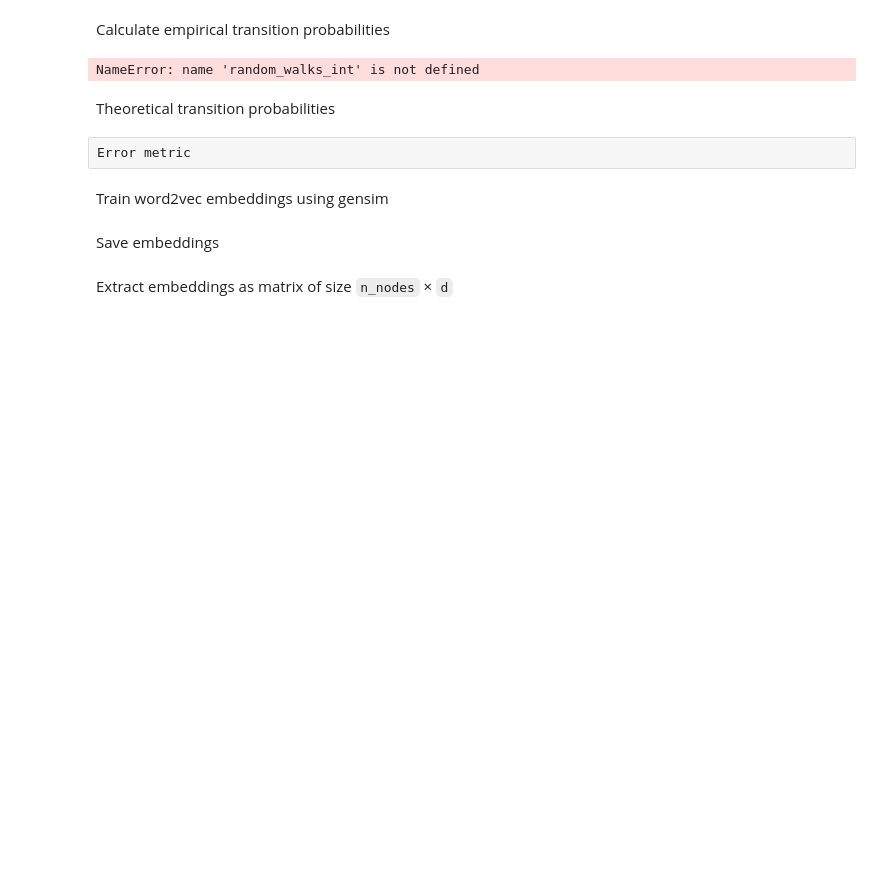
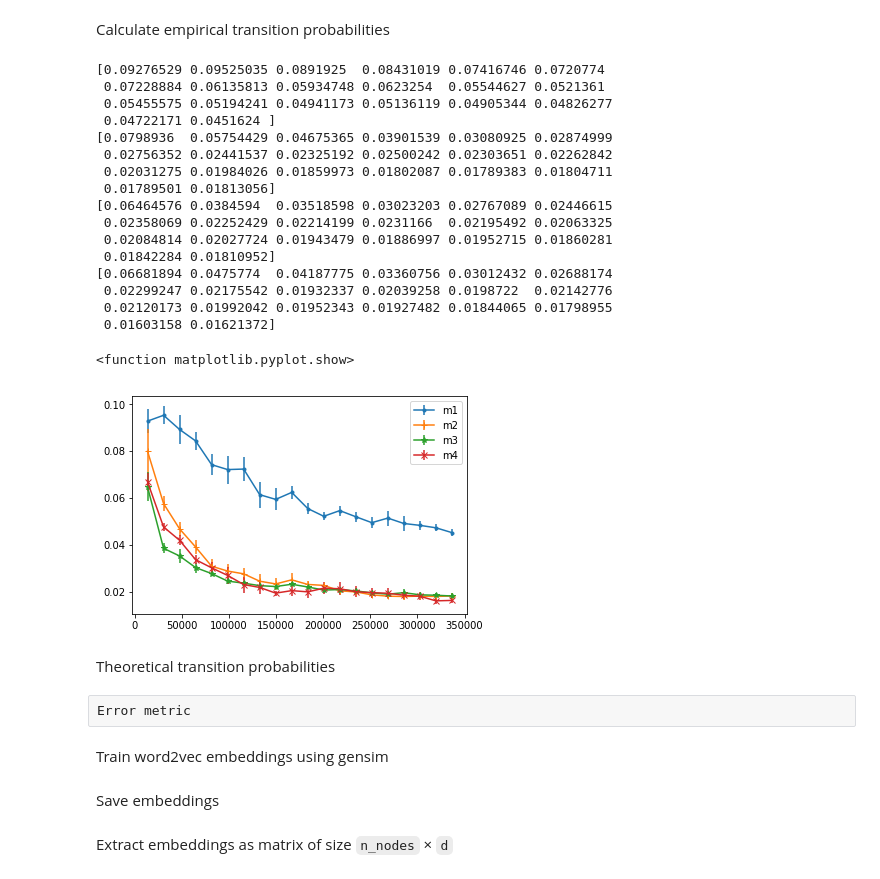
Before and after one commit to shps/incremental-representation-learning, a Jupyter notebook: materials/node_classification_from_random_walk.ipynb, the cells around one changed output. Cells and saved outputs as stored; diff of their text form; code cells hidden in the pictures; blank space fills up the shorter version.

```diff
--- a/materials/node_classification_from_random_walk.ipynb
+++ b/materials/node_classification_from_random_walk.ipynb
@@ -29,17 +32,9 @@ v = vertices[0]
 # %%
 # G = nx.karate_club_graph()
 G = nx.read_edgelist("/Users/Ganymedian/Desktop/Projects/stellar-random-walk-research/randomwalk/src/test/resources/karate.txt", nodetype=int)
-# G = G.to_directed()
-# for line in nx.generate_edgelist(G, data=False):
-#     print(line)
-# print(nx.adjacency_matrix(G))
-# d1 = G.degree(G.nodes())
-# d2 = G2.degree(sorted(G2.nodes()))
-# print(d1)
-# print(d2)
-# print([x[1] for x in d1])
-# print([x[1] for x in d2])
 n_nodes = G.number_of_nodes()
 A = nx.adjacency_matrix(G,nodelist=sorted(G.nodes())).toarray()
-d_w = A.sum(axis=0)
+d_w = A.sum(axis=1)
 M_theory = A.T / d_w
+# print(M_theory)
+# print(M_theory.T)
@@ -57,5 +74,5 @@ NameError: name 'M_empirical' is not defined
 # %%
-random_walks_int = []
+# random_walks_int = []
 
 for m in methods:
     fname = m
@@ -64,7 +81,7 @@ for m in methods:
     print(fname)
     rws = np.concatenate([
         np.loadtxt(f.open(), delimiter='\t', dtype=int)
-        for f in rw_location.glob(fname+"-*/part-*")
+        for f in rw_location.glob(fname+"-*/part-00000")
         if f.stat().st_size > 0
     ])
     print(rws.shape)
@@ -238,25 +105,52 @@ random_walks_int[random_walks_int[:, 0] == 1]
 # %%
-errors = []
-x_axis = []
-walk_length = random_walks_int.shape[1]
-for ii in range(20):
-    walk_length = 5*(ii + 1)
-    walk_lengths.append(walk_length)
+formats=['.-', '+-', '*-','x-']
+for mm in range(nmethods):
+    all_errors = []
+    for rr in range(num_runs):
+        errors = []
+        x_axis = []
+        for ii in range(20):
+            walk_length = 5*(ii + 1)
 
-    M_empirical = np.zeros((n_nodes, n_nodes))
-    for walk in random_walks_int:
-        for kk in range(walk_length - 1):
-            M_empirical[walk[kk] - 1, walk[kk + 1] - 1] += 1
+            M_empirical = np.zeros((n_nodes, n_nodes))
+            for walk in all_runs[mm][rr]:
+                for kk in range(walk_length - 1):
+                    M_empirical[walk[kk] - 1, walk[kk + 1] - 1] += 1
 
-    n_samples = M_empirical.sum()
-    M_empirical = M_empirical.T / np.maximum(M_empirical.sum(axis=1), 1)
+            n_samples = M_empirical.sum()
+            M_empirical = M_empirical.T / np.maximum(M_empirical.sum(axis=1), 1)
 
-    errors.append(np.abs(M_theory - M_empirical).max())
-    x_axis.append(n_samples)
-
-plt.plot(x_axis, errors, '.-')
+            errors.append(np.abs(M_theory - M_empirical).max())
+            x_axis.append(n_samples)
+        all_errors.append(errors)
+    n = len(all_errors)
+    means = np.mean(all_errors,axis=0)
+    print(means)
+    stdv = np.std(all_errors, axis=0)
+    stderr = stdv/np.sqrt(n)
+    plt.errorbar(x_axis, means, yerr=stderr, fmt=formats[mm], label=methods[mm])
+    plt.legend()
+plt.show
+# plt.plot(x_axis, all_errors, '.-')
 # %% [output]
-NameError: name 'random_walks_int' is not defined
+[0.09276529 0.09525035 0.0891925  0.08431019 0.07416746 0.0720774
+ 0.07228884 0.06135813 0.05934748 0.0623254  0.05544627 0.0521361
+ 0.05455575 0.05194241 0.04941173 0.05136119 0.04905344 0.04826277
+ 0.04722171 0.0451624 ]
+[0.0798936  0.05754429 0.04675365 0.03901539 0.03080925 0.02874999
+ 0.02756352 0.02441537 0.02325192 0.02500242 0.02303651 0.02262842
+ 0.02031275 0.01984026 0.01859973 0.01802087 0.01789383 0.01804711
+ 0.01789501 0.01813056]
+[0.06464576 0.0384594  0.03518598 0.03023203 0.02767089 0.02446615
+ 0.02358069 0.02252429 0.02214199 0.0231166  0.02195492 0.02063325
+ 0.02084814 0.02027724 0.01943479 0.01886997 0.01952715 0.01860281
+ 0.01842284 0.01810952]
+[0.06681894 0.0475774  0.04187775 0.03360756 0.03012432 0.02688174
+ 0.02299247 0.02175542 0.01932337 0.02039258 0.0198722  0.02142776
+ 0.02120173 0.01992042 0.01952343 0.01927482 0.01844065 0.01798955
+ 0.01603158 0.01621372]
+<function matplotlib.pyplot.show>
+[figure, added]
 # %%
 errors_nw = []
 x_axis_nw = []
```
Also changed, not shown: parts of 12 cells of this notebook.
